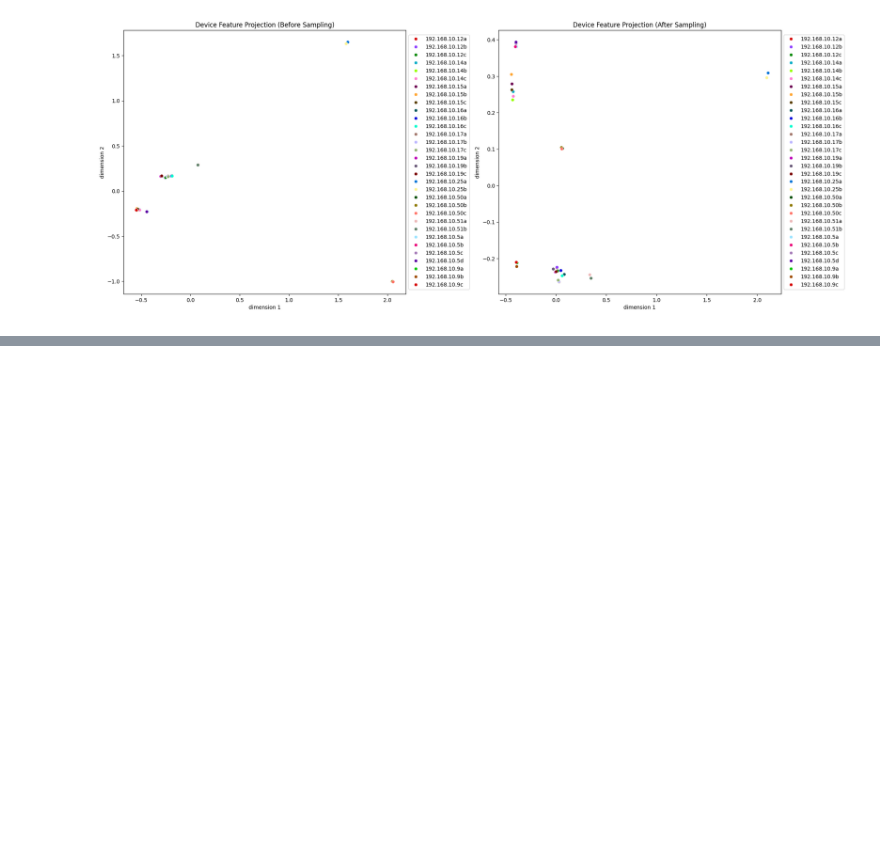
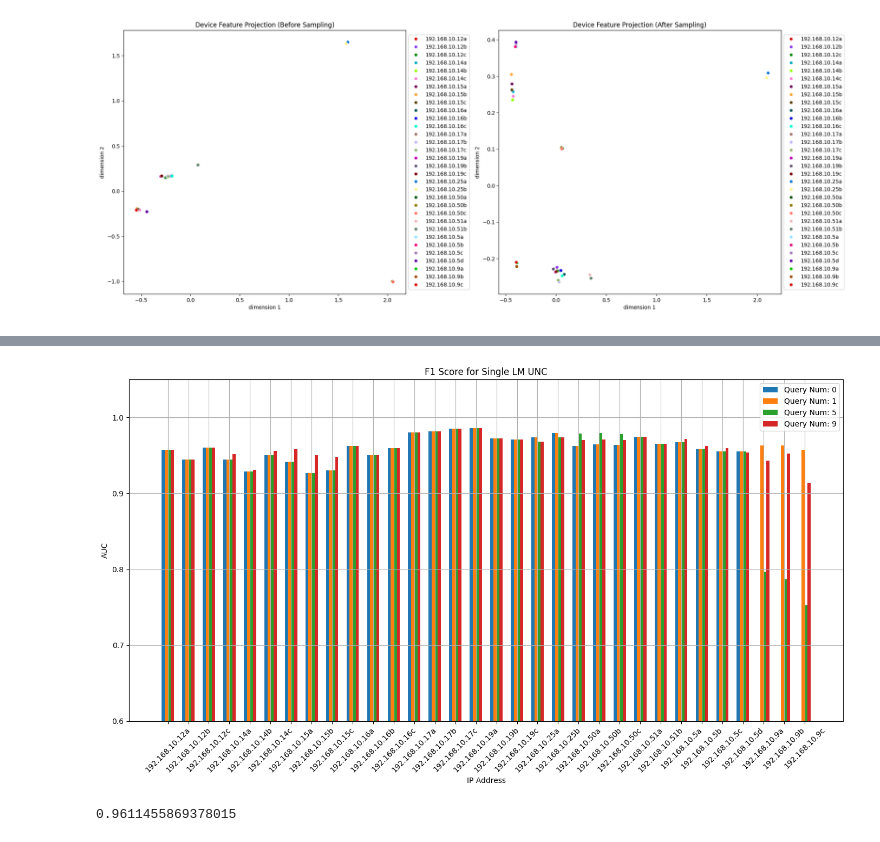
Before and after one commit to VincentSheh/NA_Model_Evaluation, a Jupyter notebook: TSAL.ipynb, the cells around one changed output, grey strips where cells are left out. Drawn from its saved outputs; the diff is of its cells as text; code cells hidden in the pictures; blank space fills up the shorter version.

```diff
--- a/TSAL.ipynb
+++ b/TSAL.ipynb
@@ -1454,0 +1564,35 @@ metrics_dict = {
+# %%
+for cluster in cluster_dict.keys():
+  victim_IP = cluster_dict[cluster]
+  batch_size = min(len(victim_IP)*300,10000)
+  curr_cluster_df = new_victim_df.loc[new_victim_df["Dvc Label"].isin(victim_IP)]
+  X_curr_train, X_curr_test, y_curr_train, y_curr_test, _ = process_dataset(curr_cluster_df, anomaly_rate = 0.05, train_perc=0.8)
+  X_curr_train_scaled, X_curr_test_scaled = X_curr_train.drop(columns=dropping_cols, axis=1, inplace=False), X_curr_test.drop(columns=dropping_cols, axis=1, inplace=False),
+  X_curr_train_scaled, X_curr_test_scaled = scaler.transform(X_curr_train_scaled), scaler.transform(X_curr_test_scaled)
+  y_curr_train, y_curr_test = y_curr_train.values, y_curr_test.values
+  # Set Data Split for 10 Batches
+  alibox = ToolBox(X=X_curr_train_scaled, y=y_curr_train, query_type='AllLabels', saving_path=None)
+  alibox.split_AL(test_ratio=0.99, initial_label_rate=0.03, split_count=10)
+  strategy_name = "QueryInstanceUncertainty"
+  strategy = alibox.get_query_strategy(strategy_name=strategy_name)
+  _, x, label_ind, _ = alibox.get_split(0)
+
+  lm_clf = DecisionTreeClassifier(criterion='entropy', max_depth=5,
+                                min_samples_leaf=10,
+                                # ccp_alpha=0.01, #Pruning coef
+                                random_state=4022)
+  metric = f1_score
+  # label_ind = np.concatenate([label_ind, [np.where(y_curr_train == 1)[0][0]]]) #Make Sure 2 classes exists
+  lm_clf.fit(X_curr_train_scaled[label_ind,:], y_curr_train[label_ind])
+  initial_acc = metric(lm_clf.predict(X_curr_test_scaled), y_curr_test)
+  informative_score_list = []
+  queries_accuracy = [initial_acc]
+  label_size = [np.shape(label_ind)[0]]
+  for i in range(round):
+    informative_score, query_accuracy, label_ind, model    = batch_train(X_curr_train_scaled, y_curr_train,
+                                  strategy, alibox, i, X_curr_test_scaled, y_curr_test, label_ind, lm_clf, metric, threshold = 0.1, batch_size = batch_size )
+    # metrics_dict['metric'][cluster][i] = query_accuracy
+    metrics_dict['size'][cluster][i] = len(label_ind)
+    metrics_dict['informative_score'][cluster][i] = informative_score
+    metrics_dict = evalute_all_dvc(victim_IP, Xrw_test, y_test, model, scaler, metric, i, metrics_dict)
+  # break
@@ -1454,0 +1757,12 @@ metrics_dict = {
+# %%
+plot_graph_scenario(metrics_dict, queries_iter = [0,1,5,9], title="F1 Score for Single LM UNC")
+metric_values = []
+
+for test_ip in metrics_dict['metric']:
+    metric_values.append(metrics_dict['metric'][test_ip][9])
+
+average_metric = np.mean(metric_values)
+average_metric
+# %% [output]
+[figure, added]
+0.9611455869378015
```
Also changed, not shown: parts of 24 cells of this notebook, 4 other files.
